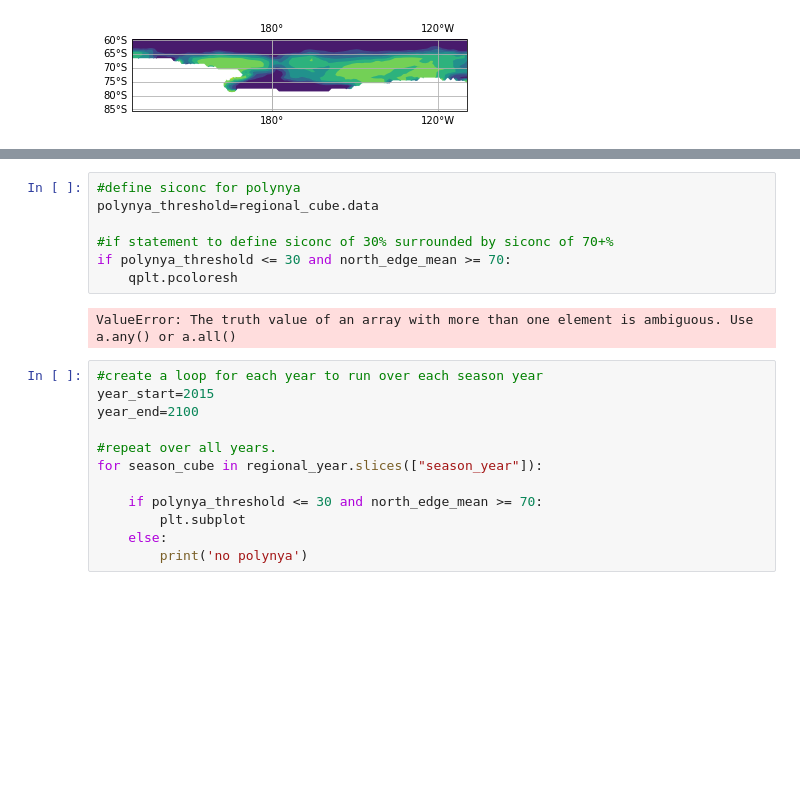
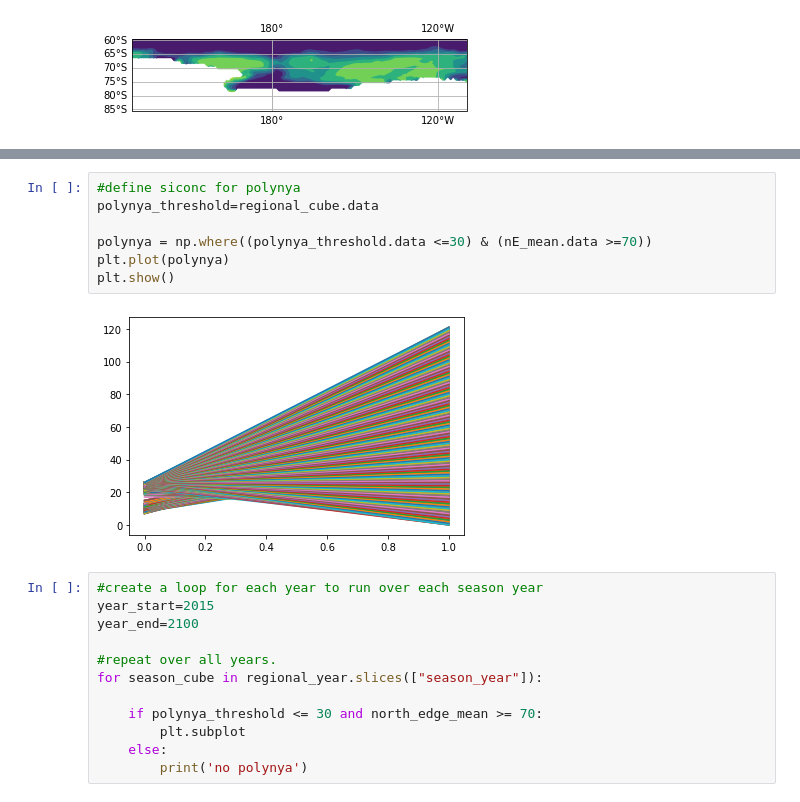
Before and after one commit to ab1261/dissertation_script, a Jupyter notebook: siconc_GFDL.ipynb, the cells around one changed output, grey strips where cells are left out. Saved outputs shown, nothing was run; the diff lists cells and outputs as text; blank space fills up the shorter version.

```diff
--- a/siconc_GFDL.ipynb
+++ b/siconc_GFDL.ipynb
@@ -125,12 +126,12 @@ print(nE_mean.data)
 # %%
 #define siconc for polynya
 polynya_threshold=regional_cube.data
 
-#if statement to define siconc of 30% surrounded by siconc of 70+%
-if polynya_threshold <= 30 and north_edge_mean >= 70:
-    qplt.pcoloresh
+polynya = np.where((polynya_threshold.data <=30) & (nE_mean.data >=70))
+plt.plot(polynya)
+plt.show()
 # %% [output]
-ValueError: The truth value of an array with more than one element is ambiguous. Use a.any() or a.all()
+[figure, added]
 # %%
 #create a loop for each year to run over each season year
 year_start=2015
```
Also changed, not shown: parts of 2 cells of this notebook.
